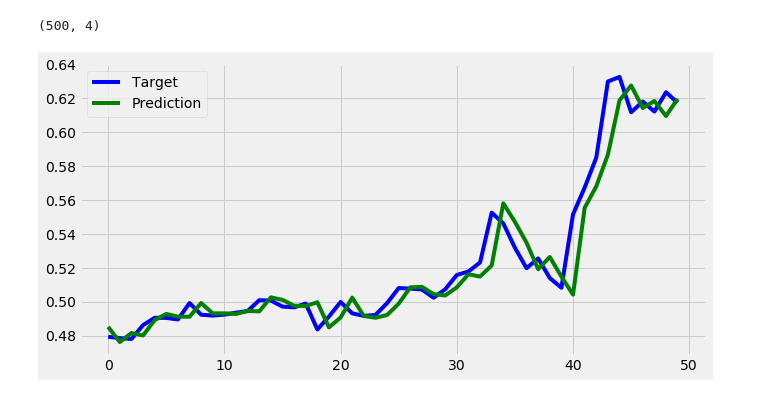
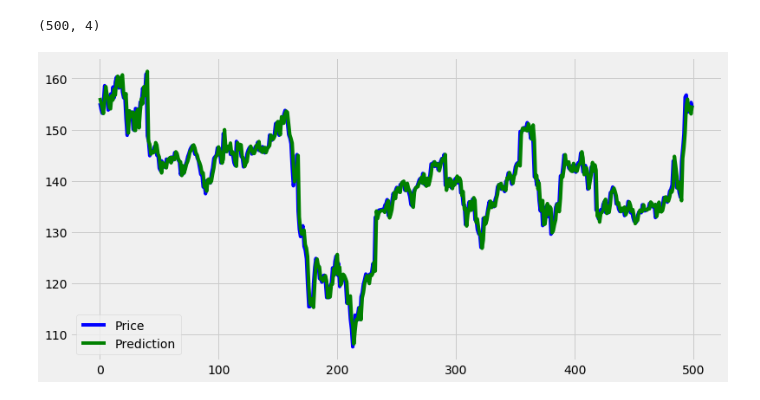
Before and after one commit to ajmal017/FinTech, a Jupyter notebook: StockPredTF.ipynb, the cells around one changed output. Drawn from its saved outputs; the diff is of its cells as text; code cells hidden in the pictures.

```diff
--- a/StockPredTF.ipynb
+++ b/StockPredTF.ipynb
@@ -180,11 +180,12 @@ y_test_pred.shape
 # %% [output]
 (500, 4)
 # %%
-comp = pd.DataFrame({'Target':y_test[:,3][-50:], 'Prediction':y_test_pred[:,3][-50:]})
-plt.figure(figsize=(10, 5))
-plt.plot(comp['Target'], color = 'blue', label='Target')
-plt.plot(comp['Prediction'], color = 'green', label='Prediction')
+target_price = scaler.inverse_transform(y_test[:,3].reshape(-1,1))[:,0]
+predict_price = scaler.inverse_transform(y_test_pred[:,3].reshape(-1,1))[:,0]
+comp = pd.DataFrame({'price':target_price, 'pred':predict_price})
+plt.plot(comp['price'], color = 'blue', label='Price')
+plt.plot(comp['pred'], color = 'green', label='Prediction')
 plt.legend()
 plt.show()
 # %% [output]
-[figure, old version]
+[figure, new version]
```
Also changed, not shown: parts of 3 cells of this notebook.
